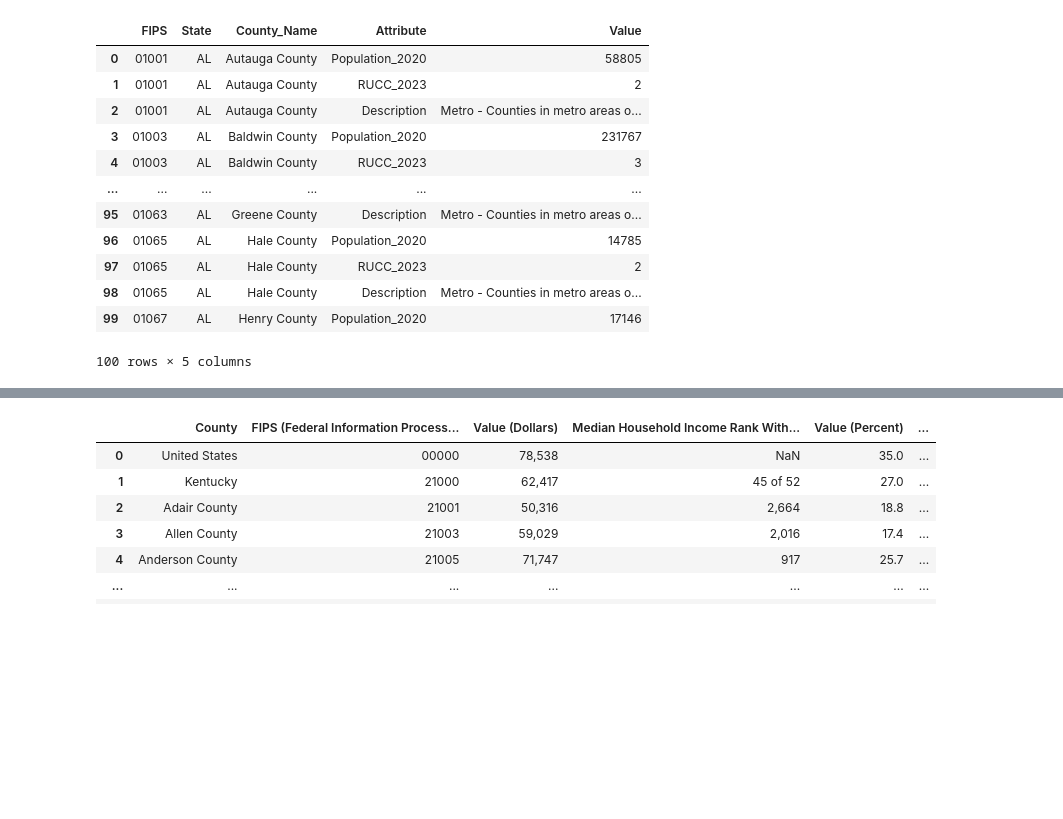
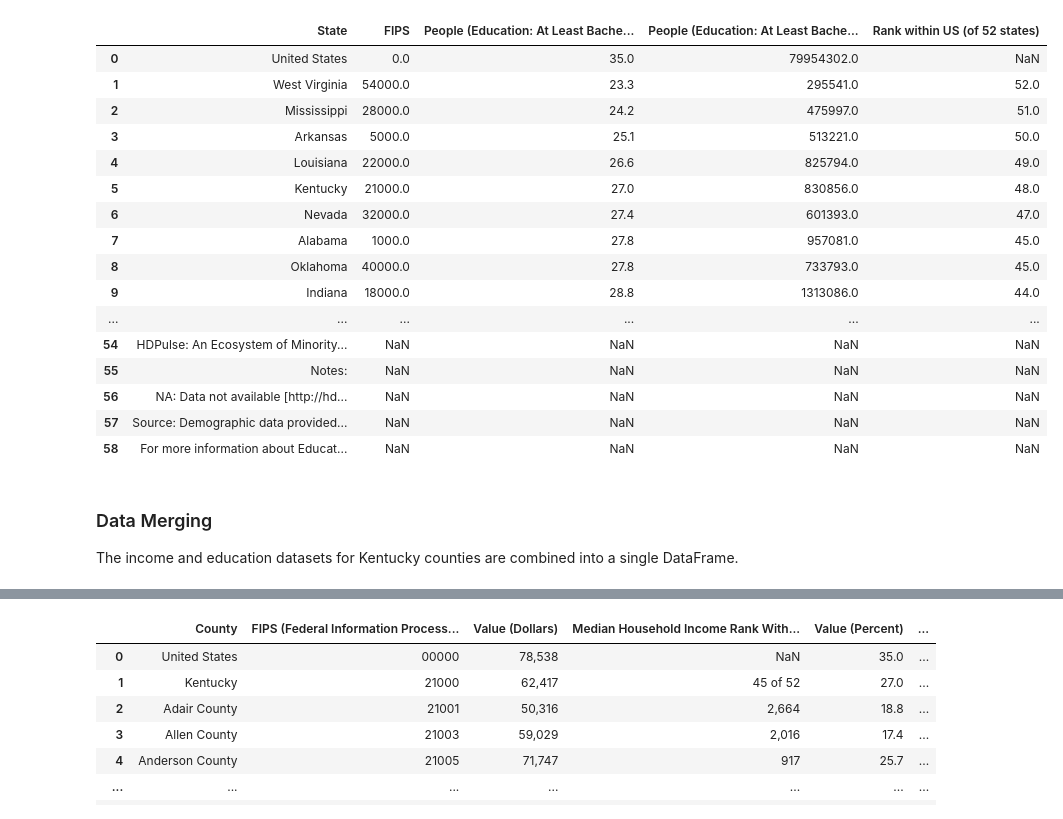
Before and after one commit to kc0leman/mid-course_milestone, a Jupyter notebook: notebooks/milestone.ipynb, the cells around one changed output, grey strips where cells are left out. Saved outputs shown, nothing was run; the diff lists cells and outputs as text; code cells hidden in the pictures; blank space fills up the shorter version.

```diff
--- a/notebooks/milestone.ipynb
+++ b/notebooks/milestone.ipynb
@@ -13,40 +22,48 @@ this allows for all floats in the notebook to display with commas and no decimal
 # %%
 df_ky_income = pd.read_csv("../data/HDPulse_data_income.csv", skiprows=4)
 df_renamed_inc = df_ky_income.rename(columns={'Rank within US (of 3141 counties)': 'Median Household Income Rank Within US (of 3141 counties)'}, inplace=False)
 
 df_renamed_inc.head(130)
 
 df_ky_education = pd.read_csv("../data/HDPulse_data_education.csv", skiprows=5)
 df_renamed_edu = df_ky_education.rename(columns={'Rank within US (of 3143 counties)': "Education Rank Within US (of 3141 counties)"}, inplace=False)
 
 df_renamed_edu.head(130)
 
 df_income_allstates_inc = pd.read_csv("../data/HDPulse_data_income_allstates.csv", skiprows=4)
 df_renamed_allstates_inc = df_income_allstates_inc.rename(columns={"Value (Dollars)": "Median Household Income (Dollars)"}, inplace=False)
 
 df_renamed_allstates_inc.head(60)
 
 df_education_allstates = pd.read_csv("../data/HDPulse_data_education_allstates.csv", skiprows=5)
 df_renamed_allstates_edu = df_education_allstates.rename(columns={"Value (Percent)": "People (Education: At Least Bachelor's Degree) %"}, inplace=False)
 
 df_renamed_allstates_edu.head(60)
 
 
-df_rucc = pd.read_csv("../data/rucc_codes_2023.csv", encoding='latin1')
-df_rucc['FIPS'] = df_rucc['FIPS'].astype(str).str.zfill(5)
-df_rucc.head(100)
+# df_rucc = pd.read_csv("../data/rucc_codes_2023.csv", encoding='latin1')
+# df_rucc['FIPS'] = df_rucc['FIPS'].astype(str).str.zfill(5)
+# df_rucc.head(100)
 # %% [output]
-|  | FIPS | State | County_Name | Attribute | Value |
-| 0 | 01001 | AL | Autauga County | Population_2020 | 58805 |
-| 1 | 01001 | AL | Autauga County | RUCC_2023 | 2 |
-| 2 | 01001 | AL | Autauga County | Description | Metro - Counties in metro areas o... |
-| 3 | 01003 | AL | Baldwin County | Population_2020 | 231767 |
-| 4 | 01003 | AL | Baldwin County | RUCC_2023 | 3 |
+|  | State | FIPS | People (Education: At Least Bache... | People (Education: At Least Bache... | Rank within US (of 52 states) |
+| 0 | United States | 0.0 | 35.0 | 79954302.0 | NaN |
+| 1 | West Virginia | 54000.0 | 23.3 | 295541.0 | 52.0 |
+| 2 | Mississippi | 28000.0 | 24.2 | 475997.0 | 51.0 |
+| 3 | Arkansas | 5000.0 | 25.1 | 513221.0 | 50.0 |
+| 4 | Louisiana | 22000.0 | 26.6 | 825794.0 | 49.0 |
+| 5 | Kentucky | 21000.0 | 27.0 | 830856.0 | 48.0 |
+| 6 | Nevada | 32000.0 | 27.4 | 601393.0 | 47.0 |
+| 7 | Alabama | 1000.0 | 27.8 | 957081.0 | 45.0 |
+| 8 | Oklahoma | 40000.0 | 27.8 | 733793.0 | 45.0 |
+| 9 | Indiana | 18000.0 | 28.8 | 1313086.0 | 44.0 |
 | ... | ... | ... | ... | ... | ... |
-| 95 | 01063 | AL | Greene County | Description | Metro - Counties in metro areas o... |
-| 96 | 01065 | AL | Hale County | Population_2020 | 14785 |
-| 97 | 01065 | AL | Hale County | RUCC_2023 | 2 |
-| 98 | 01065 | AL | Hale County | Description | Metro - Counties in metro areas o... |
-| 99 | 01067 | AL | Henry County | Population_2020 | 17146 |
+| 54 | HDPulse: An Ecosystem of Minority... | NaN | NaN | NaN | NaN |
+| 55 | Notes: | NaN | NaN | NaN | NaN |
+| 56 | NA: Data not available [http://hd... | NaN | NaN | NaN | NaN |
+| 57 | Source: Demographic data provided... | NaN | NaN | NaN | NaN |
+| 58 | For more information about Educat... | NaN | NaN | NaN | NaN |
-100 rows × 5 columns
+# %% [markdown]
+### Data Merging ###
+
+The income and education datasets for Kentucky counties are combined into a single DataFrame.
 # %%
```
Also changed, not shown: parts of 41 cells of this notebook.
